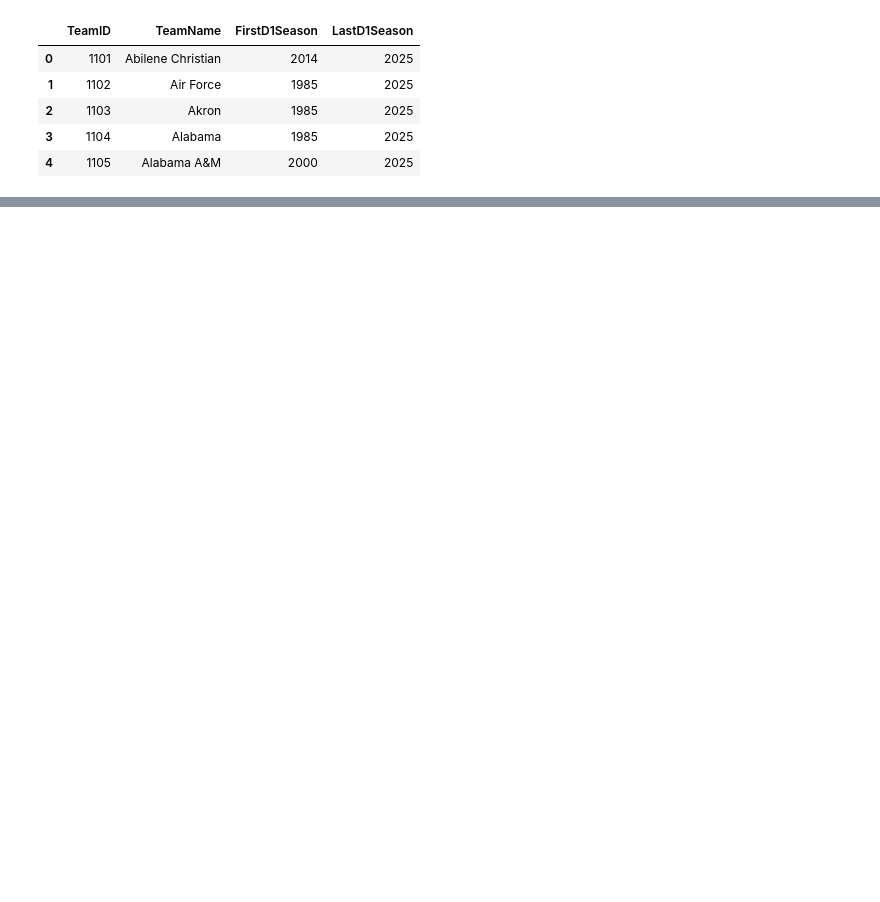
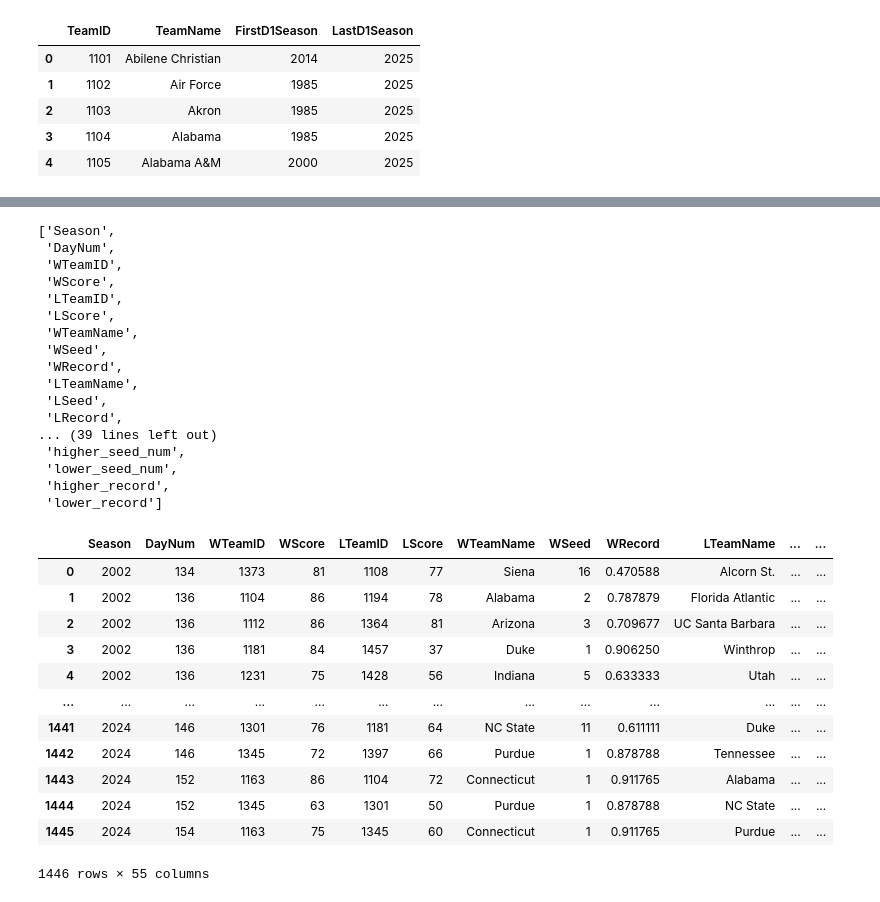
Before and after one commit to jacksullivan27/MarchMadness, a Jupyter notebook: analysis.ipynb, the cells around one changed output, grey strips where cells are left out. Saved outputs shown, nothing was run; the diff lists cells and outputs as text; code cells hidden in the pictures; blank space fills up the shorter version.

```diff
--- a/analysis.ipynb
+++ b/analysis.ipynb
@@ -248,0 +302,10 @@ tourney_games
+# %%
+matchup_stats = (tourney_games.merge(kenpom, left_on=['Season', 'WTeamName'], right_on=['Season', 'TeamName'], how='left')
+    .merge(kenpom, left_on=['Season', 'LTeamName'], right_on=['Season', 'TeamName'], suffixes=('_W', '_L'), how='left'))
+
+temp = (matchup_stats.isna().mean() * 100).sort_values(ascending=False)
+dropped_columns = temp[temp > 1].index
+
+matchup_stats.drop(columns=dropped_columns, inplace=True)
+matchup_stats.drop(columns=['TeamName_W', 'TeamName_L'], inplace=True)
+matchup_stats.columns
@@ -248,0 +351,4 @@ tourney_games
+# %%
+matchup_stats["HigherSeed"] = matchup_stats.apply(lambda row: row['WTeamName'] if (row['WSeed'] < row['LSeed']) or (row['WSeed'] == row['LSeed'] and (row['WRecord'] > row['LRecord'] or (row['WRecord'] == row['LRecord'] and row['WTeamName'] < row['LTeamName']))) else row['LTeamName'], axis=1)
+matchup_stats["HigherSeedWin"] = matchup_stats.apply(lambda row: 1 if row['HigherSeed'] == row['WTeamName'] else 0, axis=1)
+matchup_stats.head()
@@ -248,0 +363,65 @@ tourney_games
+# %%
+# Identify winner and loser columns
+columns_w = [col for col in matchup_stats.columns if col.endswith('_W')]
+columns_l = [col for col in matchup_stats.columns if col.endswith('_L')]
+
+# Convert columns to numeric
+matchup_stats[columns_w + columns_l] = matchup_stats[columns_w + columns_l].apply(pd.to_numeric, errors='coerce')
+
+# Create new columns for the differences based on higher and lower seed
+for col_w in columns_w:
+    col_l = col_w.replace('_W', '_L')
+    if col_l in columns_l:
+        # Create a boolean mask to check if the winner was the higher seed
+        higher_seed_wins = matchup_stats['HigherSeed'] == matchup_stats['WTeamName']
+
+        # Compute differences row-wise
+        stat_name = col_w.replace('_W', '')  # Remove _W to get the base stat name
+        matchup_stats[f'{stat_name}_diff'] = (
+            matchup_stats[col_w] - matchup_stats[col_l]
+        ).where(higher_seed_wins, matchup_stats[col_l] - matchup_stats[col_w])
+
+# Remove columns that are 100% NaN
+remove = matchup_stats.isna().mean() * 100
+matchup_stats.drop(columns=remove[remove == 100].index, inplace=True)
+columns_w = [col for col in matchup_stats.columns if col.endswith('_W')]
+columns_l = [col for col in matchup_stats.columns if col.endswith('_L')]
+matchup_stats.drop(columns=columns_w + columns_l, inplace=True)
+matchup_stats['higher_seed_num'] = matchup_stats[['WSeed', 'LSeed']].min(axis=1)
+matchup_stats['lower_seed_num'] = matchup_stats[['WSeed', 'LSeed']].max(axis=1)
+matchup_stats['higher_record'] = matchup_stats.apply(lambda row: row['WRecord'] if row['HigherSeed'] == row['WTeamName'] else row['LRecord'], axis=1)
+matchup_stats['lower_record'] = matchup_stats.apply(lambda row: row['WRecord'] if row['HigherSeed'] != row['WTeamName'] else row['LRecord'], axis=1)
+
+display(list(matchup_stats.columns))
+matchup_stats
+# %% [output]
+['Season',
+ 'DayNum',
+ 'WTeamID',
+ 'WScore',
+ 'LTeamID',
+ 'LScore',
+ 'WTeamName',
+ 'WSeed',
+ 'WRecord',
+ 'LTeamName',
+ 'LSeed',
+ 'LRecord',
+... (39 lines left out)
+ 'higher_seed_num',
+ 'lower_seed_num',
+ 'higher_record',
+ 'lower_record']
+|  | Season | DayNum | WTeamID | WScore | LTeamID | LScore | WTeamName | WSeed | WRecord | LTeamName | ... | ... |
+| 0 | 2002 | 134 | 1373 | 81 | 1108 | 77 | Siena | 16 | 0.470588 | Alcorn St. | ... | ... |
+| 1 | 2002 | 136 | 1104 | 86 | 1194 | 78 | Alabama | 2 | 0.787879 | Florida Atlantic | ... | ... |
+| 2 | 2002 | 136 | 1112 | 86 | 1364 | 81 | Arizona | 3 | 0.709677 | UC Santa Barbara | ... | ... |
+| 3 | 2002 | 136 | 1181 | 84 | 1457 | 37 | Duke | 1 | 0.906250 | Winthrop | ... | ... |
+| 4 | 2002 | 136 | 1231 | 75 | 1428 | 56 | Indiana | 5 | 0.633333 | Utah | ... | ... |
+| ... | ... | ... | ... | ... | ... | ... | ... | ... | ... | ... | ... | ... |
+| 1441 | 2024 | 146 | 1301 | 76 | 1181 | 64 | NC State | 11 | 0.611111 | Duke | ... | ... |
+| 1442 | 2024 | 146 | 1345 | 72 | 1397 | 66 | Purdue | 1 | 0.878788 | Tennessee | ... | ... |
+| 1443 | 2024 | 152 | 1163 | 86 | 1104 | 72 | Connecticut | 1 | 0.911765 | Alabama | ... | ... |
+| 1444 | 2024 | 152 | 1345 | 63 | 1301 | 50 | Purdue | 1 | 0.878788 | NC State | ... | ... |
+| 1445 | 2024 | 154 | 1163 | 75 | 1345 | 60 | Connecticut | 1 | 0.911765 | Purdue | ... | ... |
+1446 rows × 55 columns
```
Also changed, not shown: parts of 18 cells of this notebook, 3 other files.
